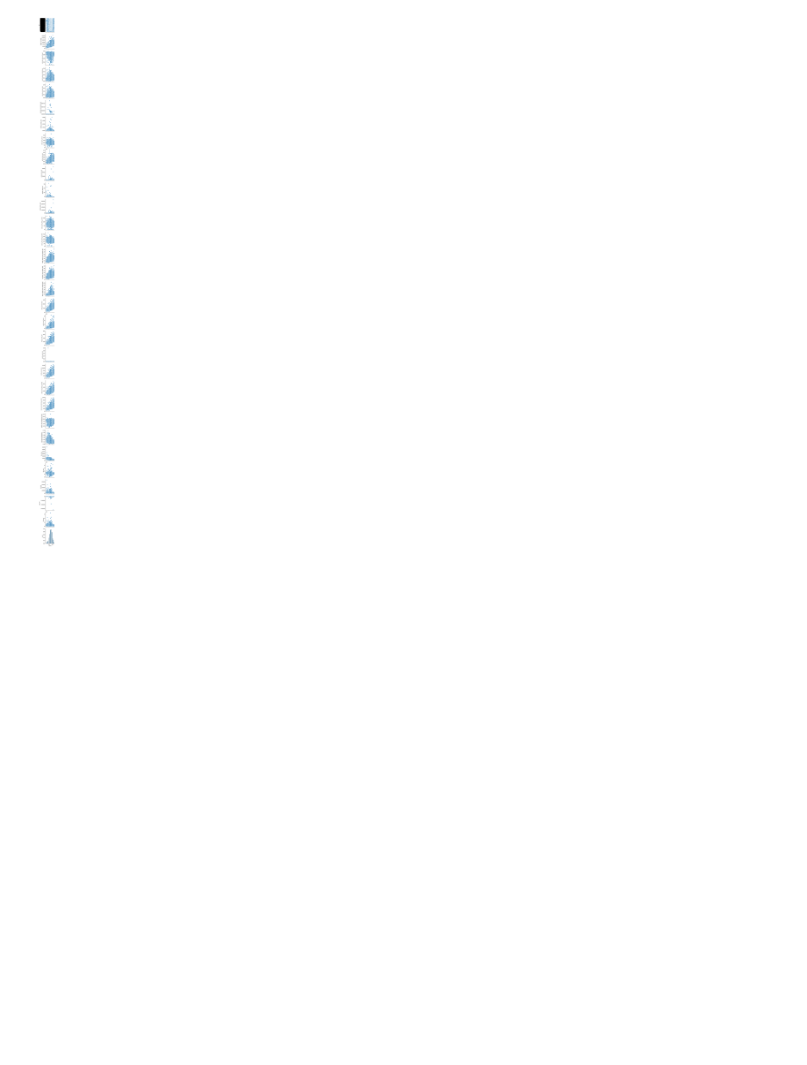
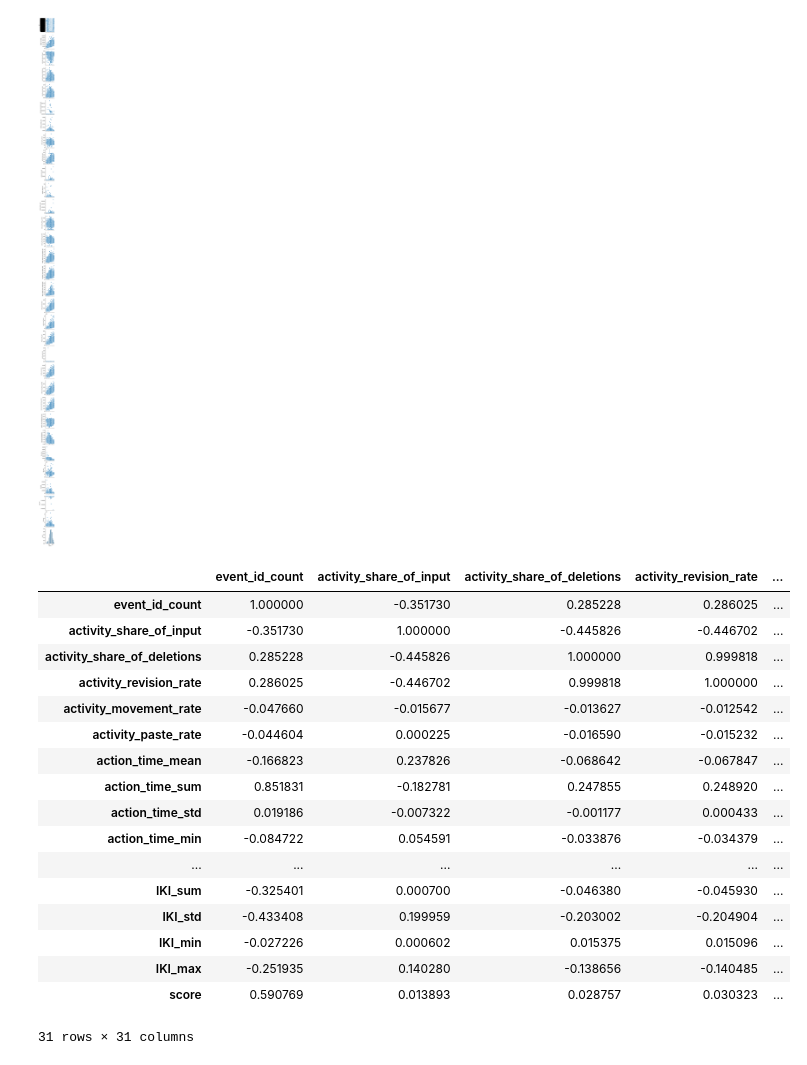
Before and after one commit to karl-sparks/ks-portfolio, a Jupyter notebook: kaggle_writting_quality/EDA_2.ipynb, the cells around one changed output. Cells and saved outputs as stored; diff of their text form; code cells hidden in the pictures; blank space fills up the shorter version.

```diff
--- a/kaggle_writting_quality/EDA_2.ipynb
+++ b/kaggle_writting_quality/EDA_2.ipynb
@@ -17,3 +27,24 @@ sns.pairplot(training_data, y_vars=training_data.columns.values, x_vars='score')
 # %% [output]
 <seaborn.axisgrid.PairGrid at 0x...>
 [figure]
+# %%
+training_data.drop('id', axis=1).corr()
+# %% [output]
+|  | event_id_count | activity_share_of_input | activity_share_of_deletions | activity_revision_rate | ... |
+| event_id_count | 1.000000 | -0.351730 | 0.285228 | 0.286025 | ... |
+| activity_share_of_input | -0.351730 | 1.000000 | -0.445826 | -0.446702 | ... |
+| activity_share_of_deletions | 0.285228 | -0.445826 | 1.000000 | 0.999818 | ... |
+| activity_revision_rate | 0.286025 | -0.446702 | 0.999818 | 1.000000 | ... |
+| activity_movement_rate | -0.047660 | -0.015677 | -0.013627 | -0.012542 | ... |
+| activity_paste_rate | -0.044604 | 0.000225 | -0.016590 | -0.015232 | ... |
+| action_time_mean | -0.166823 | 0.237826 | -0.068642 | -0.067847 | ... |
+| action_time_sum | 0.851831 | -0.182781 | 0.247855 | 0.248920 | ... |
+| action_time_std | 0.019186 | -0.007322 | -0.001177 | 0.000433 | ... |
+| action_time_min | -0.084722 | 0.054591 | -0.033876 | -0.034379 | ... |
+| ... | ... | ... | ... | ... | ... |
+| IKI_sum | -0.325401 | 0.000700 | -0.046380 | -0.045930 | ... |
+| IKI_std | -0.433408 | 0.199959 | -0.203002 | -0.204904 | ... |
+| IKI_min | -0.027226 | 0.000602 | 0.015375 | 0.015096 | ... |
+| IKI_max | -0.251935 | 0.140280 | -0.138656 | -0.140485 | ... |
+| score | 0.590769 | 0.013893 | 0.028757 | 0.030323 | ... |
+31 rows × 31 columns
```
Also changed, not shown: parts of 14 cells of this notebook, 2 other files.
